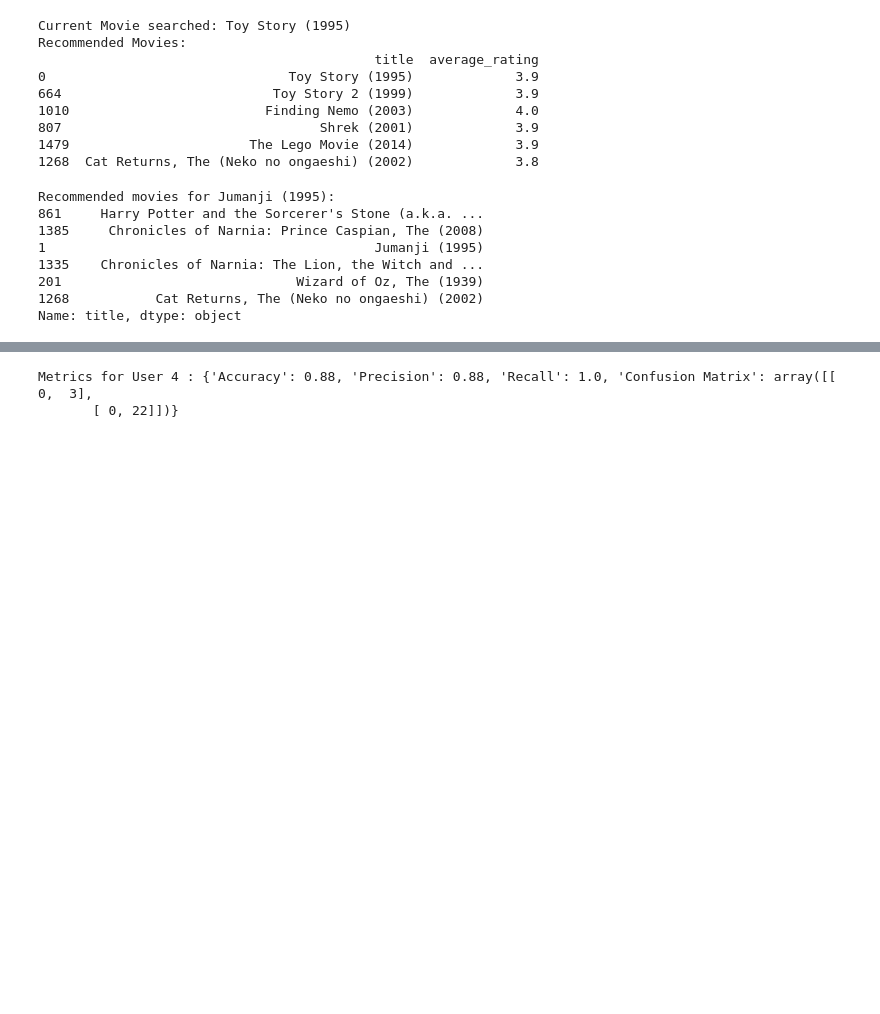
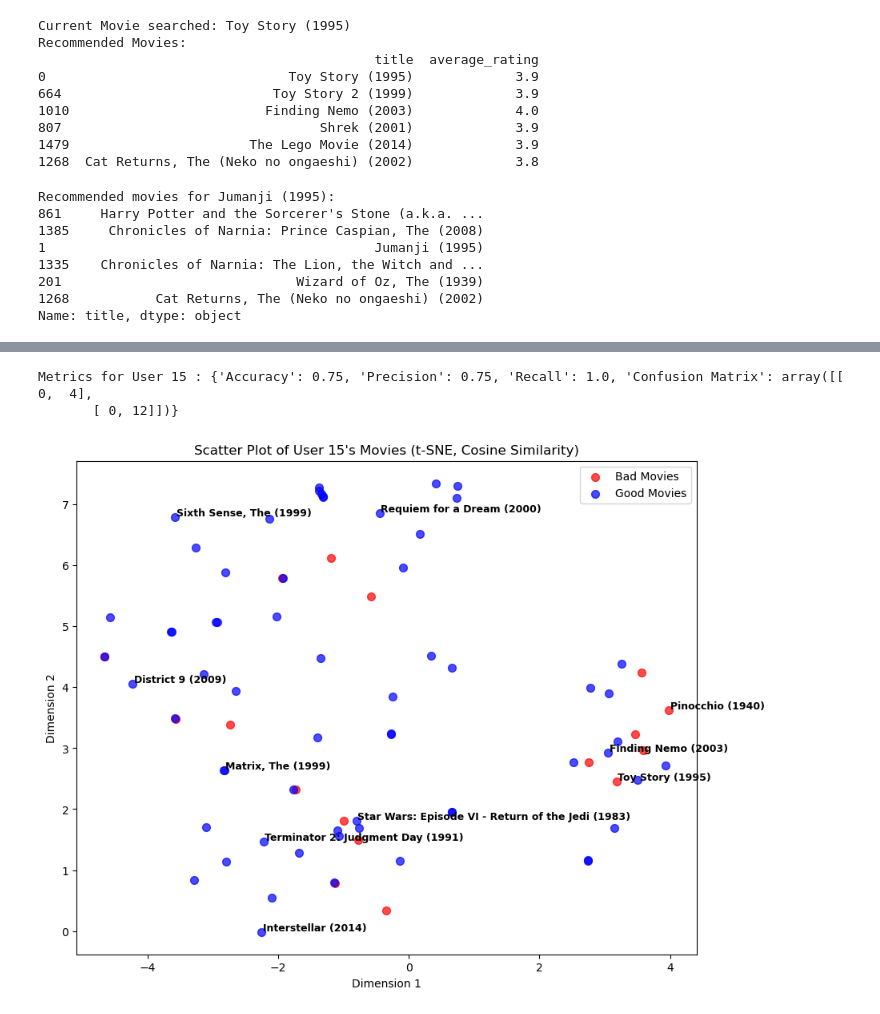
Before and after one commit to JAGAguilar/ML-Movie-Recs, a Jupyter notebook: movie_recommendation.ipynb, the cells around one changed output, grey strips where cells are left out. Cells and saved outputs as stored; diff of their text form; code cells hidden in the pictures; blank space fills up the shorter version.

```diff
--- a/movie_recommendation.ipynb
+++ b/movie_recommendation.ipynb
@@ -199,15 +207,15 @@ from sklearn.metrics import accuracy_score, precision_score, recall_score, confu
 from sklearn.model_selection import train_test_split
 
 def user_based_knn_evaluation(user_id, ratings, filtered_data, k=5):
-    # Step 1: Extract Data for the User
+    # Extract Data for the User
     user_ratings = ratings[ratings['userId'] == user_id]
     user_data = pd.merge(user_ratings, filtered_data, on='movieId')
     user_data['target'] = (user_data['rating'] >= 3).astype(int)  # Good = 1, Bad = 0
 
-    # Step 2: Split Data into Training and Testing
+    # Split Data into Training and Testing
     train_data, test_data = train_test_split(user_data, test_size=0.2, random_state=42)
 
-    # Step 3: Train and Test the kNN Model
+    # Train and Test the kNN Model
     y_true = []
     y_pred = []
 
@@ -220,7 +228,7 @@ def user_based_knn_evaluation(user_id, ratings, filtered_data, k=5):
         y_true.append(row['target'])
         y_pred.append(majority_vote)
 
-    # Step 4: Compute Metrics
+    # Compute Metrics
     accuracy = accuracy_score(y_true, y_pred)
     precision = precision_score(y_true, y_pred, zero_division=1)
     recall = recall_score(y_true, y_pred, zero_division=1)
@@ -234,9 +242,64 @@ def user_based_knn_evaluation(user_id, ratings, filtered_data, k=5):
     }
 
 # Example Usage
-user_id = 4  # Specify the user ID
+user_id = 15  # Specify the user ID
 metrics = user_based_knn_evaluation(user_id, rate, filtered_data, k=5)
 print("Metrics for User", user_id, ":", metrics)
 # %% [output]
-Metrics for User 4 : {'Accuracy': 0.88, 'Precision': 0.88, 'Recall': 1.0, 'Confusion Matrix': array([[ 0,  3],
-       [ 0, 22]])}
+Metrics for User 15 : {'Accuracy': 0.75, 'Precision': 0.75, 'Recall': 1.0, 'Confusion Matrix': array([[ 0,  4],
+       [ 0, 12]])}
+# %%
+from sklearn.manifold import TSNE
+import matplotlib.pyplot as plt
+import random
+
+def user_scatter_plot(user_id, ratings, filtered_data, k=5):
+    # Step 1: Extract Data for the User
+    user_ratings = ratings[ratings['userId'] == user_id]
+    user_data = pd.merge(user_ratings, filtered_data, on='movieId')
+    user_data['target'] = (user_data['rating'] >= 3).astype(int)  # Good = 1, Bad = 0
+
+    # Feature vectors and titles
+    feature_vectors = np.array(user_data['feature_vector'].tolist())
+    movie_titles = user_data['title']
+    targets = user_data['target']  # 1 for good, 0 for bad
+
+    # Reduce feature vectors to 2D using t-SNE
+    tsne = TSNE(n_components=2, metric='cosine', random_state=42)
+    reduced_features = tsne.fit_transform(feature_vectors)
+
+    # Scatter Plot
+    plt.figure(figsize=(10, 8))
+    for label, color in zip([0, 1], ['red', 'blue']):
+        mask = targets == label
+        plt.scatter(
+            reduced_features[mask, 0],
+            reduced_features[mask, 1],
+            label=f'{"Good" if label == 1 else "Bad"} Movies',
+            alpha=0.7,
+            s=50,
+            c=color,
+        )
+
+    # Annotate random movies
+    random_indices = random.sample(range(len(movie_titles)), 10)
+    for i in random_indices:
+        plt.text(
+            reduced_features[i, 0] + 0.02,
+            reduced_features[i, 1] + 0.02,
+            movie_titles.iloc[i],
+            fontsize=9,
+            fontweight='bold',
+            color='black',
+        )
+
+    plt.title(f"Scatter Plot of User {user_id}'s Movies (t-SNE, Cosine Similarity)")
+    plt.xlabel('Dimension 1')
+    plt.ylabel('Dimension 2')
+    plt.legend()
+    plt.show()
+
+user_id = 15  # Replace with the desired user ID
+user_scatter_plot(user_id, rate, filtered_data)
+# %% [output]
+[figure, added]
```
Also changed, not shown: parts of 2 cells of this notebook.
